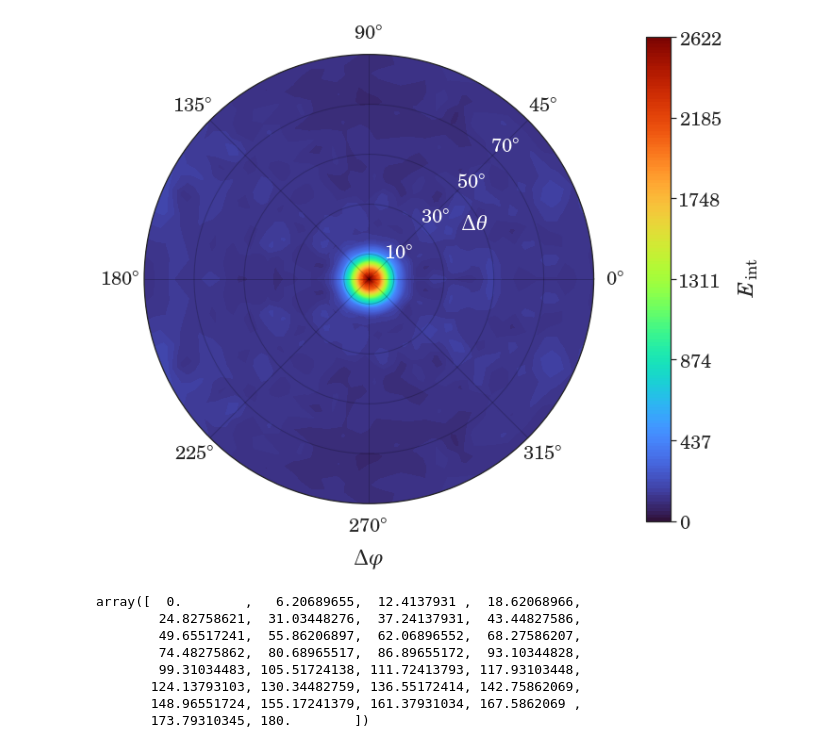
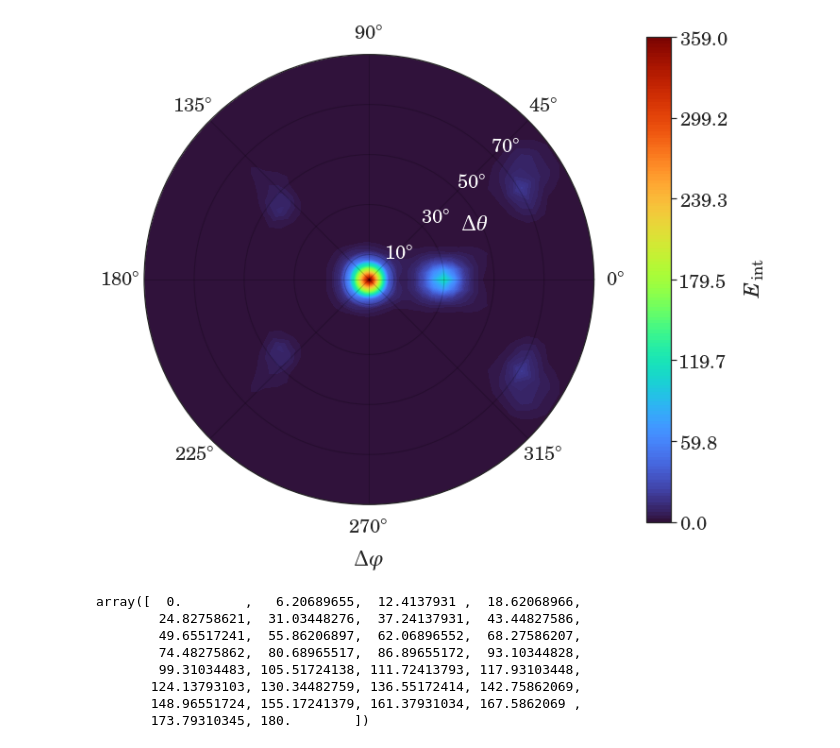
Before and after one commit to Misery7100-Magistracy/Angular-dispersion-boost, a Jupyter notebook: computations/mstm3d nonreg.ipynb, the cells around one changed output. Saved outputs shown, nothing was run; the diff lists cells and outputs as text; code cells hidden in the pictures.

```diff
--- a/computations/mstm3d nonreg.ipynb
+++ b/computations/mstm3d nonreg.ipynb
@@ -8,7 +8,7 @@ msevn.configure_mpl()
 # %%
 # solo file
 
-root = './matlab/output/cylinder/nonreg'
+root = './matlab/output/experiment/nonreg'
 
 dphi = np.linspace(0, 180, 30)
 dtheta0_90 = np.linspace(0, 90, 25)
@@ -36,9 +33,9 @@ for k, v in res.items():
 # %%
-nreg = 0.45
-fig = msevn.mstm_polar_plot.e_int(res[nreg], kind='t', dtheta=dtheta0_90, dphi=dphi)
-fig.savefig(f'../tex/components/img/celes/e_int_rad_20nm_20deg_nonreg{nreg}.pdf', bbox_inches='tight')
+nreg = 0.1
+fig = msevn.mstm_polar_plot.e_int(res[nreg] / res[nreg].max() * 359, kind='t', dtheta=dtheta0_90, dphi=dphi)
+fig.savefig(f'../tex/components/img/celes/E_squared/e_int_20nm_15deg_{nreg}nonreg.pdf', bbox_inches='tight')
 # %% [output]
-[figure, old version]
+[figure, new version]
 # %%
 dphi
 # %% [output]
```
Also changed, not shown: parts of 1 cell of this notebook, 15 other files.
